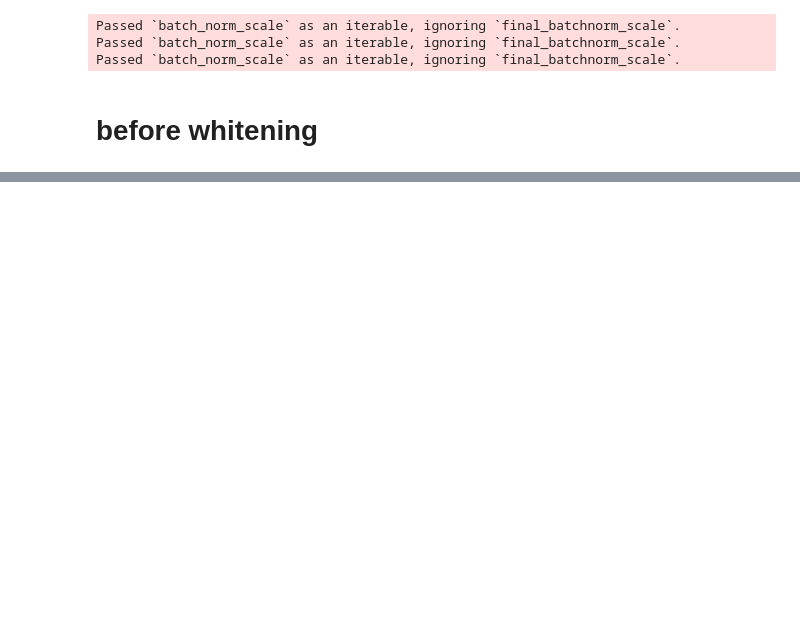
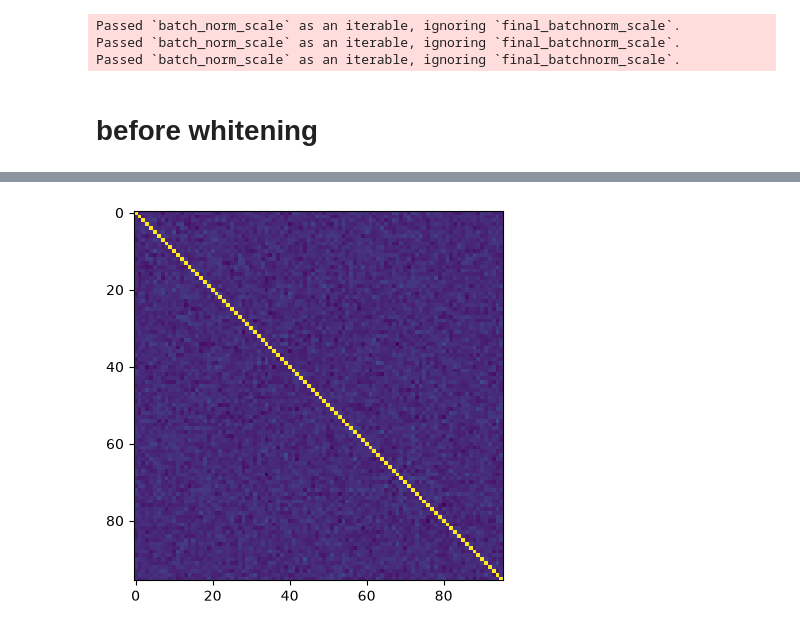
Before and after one commit to NathanSoeding/sensorium, a Jupyter notebook: analysis/paper_plots.ipynb, the cells around one changed output, grey strips where cells are left out. Drawn from its saved outputs; the diff is of its cells as text; code cells hidden in the pictures; blank space fills up the shorter version.

```diff
--- a/analysis/paper_plots.ipynb
+++ b/analysis/paper_plots.ipynb
@@ -111,0 +114,16 @@ plt.imshow(after_cov)
+# %%
+train_mu, train_cov, train_cor = get_stats(features['train'])
+
+eye = torch.eye(train_cov.shape[0])
+L = torch.linalg.cholesky(train_cov + 1e-5 * eye)
+W = torch.linalg.inv(L).T
+
+X = features['validation']
+Xw = (X - train_mu) @ W
+
+white_mu, white_cov, white_cor = get_stats(Xw)
+# %%
+plt.imshow(white_cor)
+plt.show()
+# %% [output]
+[figure, added]
```
Also changed, not shown: parts of 11 cells of this notebook, 2 other files.
